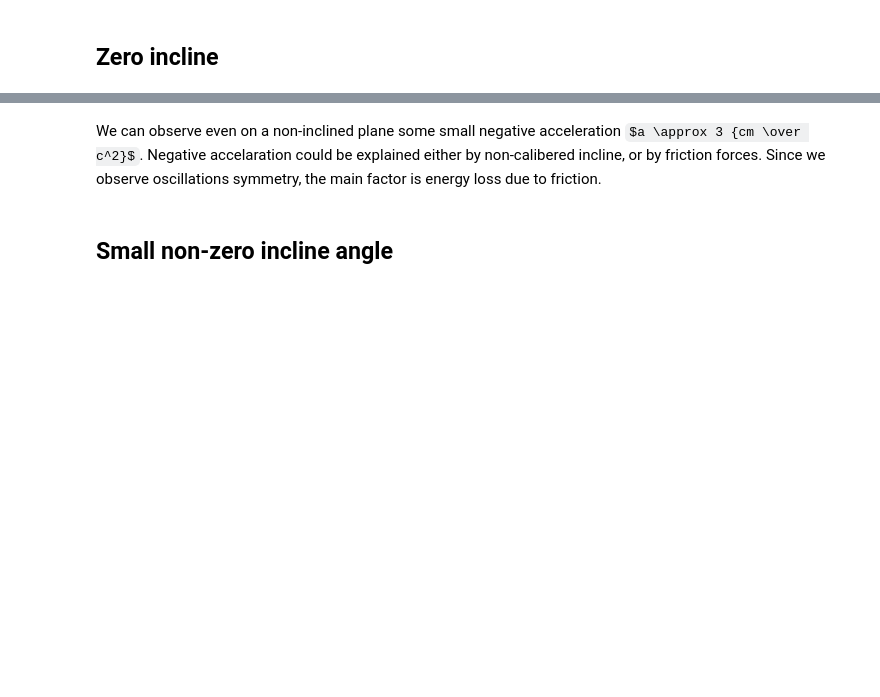
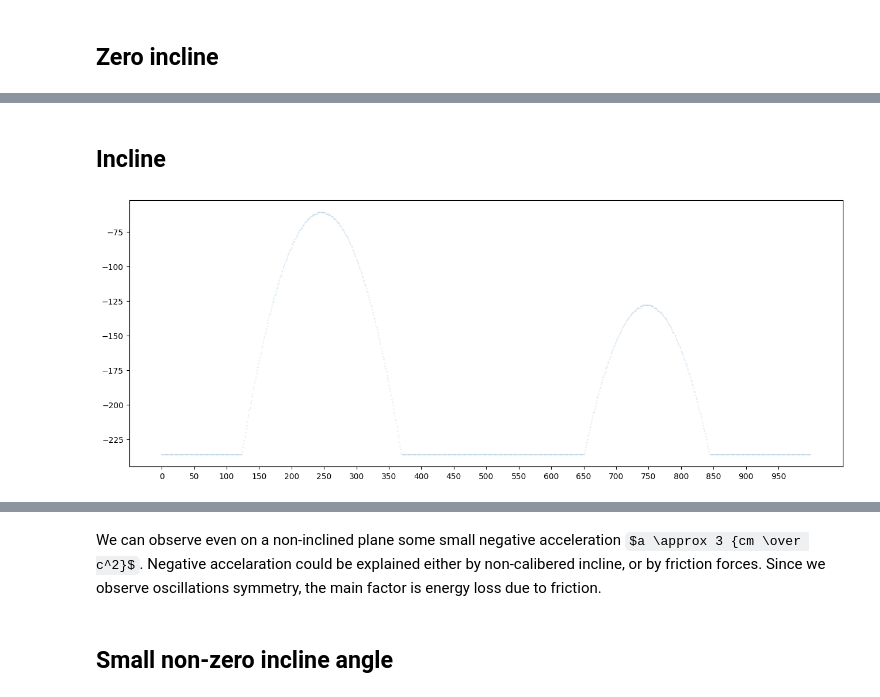
Before and after one commit to evgeny-kolonsky/Lab1h, a Jupyter notebook: Lab1_cart_speed.ipynb, the cells around one changed output, grey strips where cells are left out. Cells and saved outputs as stored; diff of their text form; code cells hidden in the pictures; some formulas as TeX source; blank space fills up the shorter version.

```diff
--- a/Lab1_cart_speed.ipynb
+++ b/Lab1_cart_speed.ipynb
@@ -330,0 +285,14 @@ for seg in segments:
+# %% [markdown]
+## Incline
+# %%
+url = 'https://raw.githubusercontent.com/evgeny-kolonsky/Lab1_Cart/main/h125.txt'
+data = np.loadtxt(url)
+_, t, count = data.T
+dt = np.diff(t).mean() # s
+rate = 1/dt
+
+plt.figure(figsize=(16,6))
+plt.plot(count, '.', ms=0.2)
+plt.xticks(range(0,1000, 50));
+# %% [output]
+[figure, added]
```
Also changed, not shown: parts of 11 cells of this notebook.
